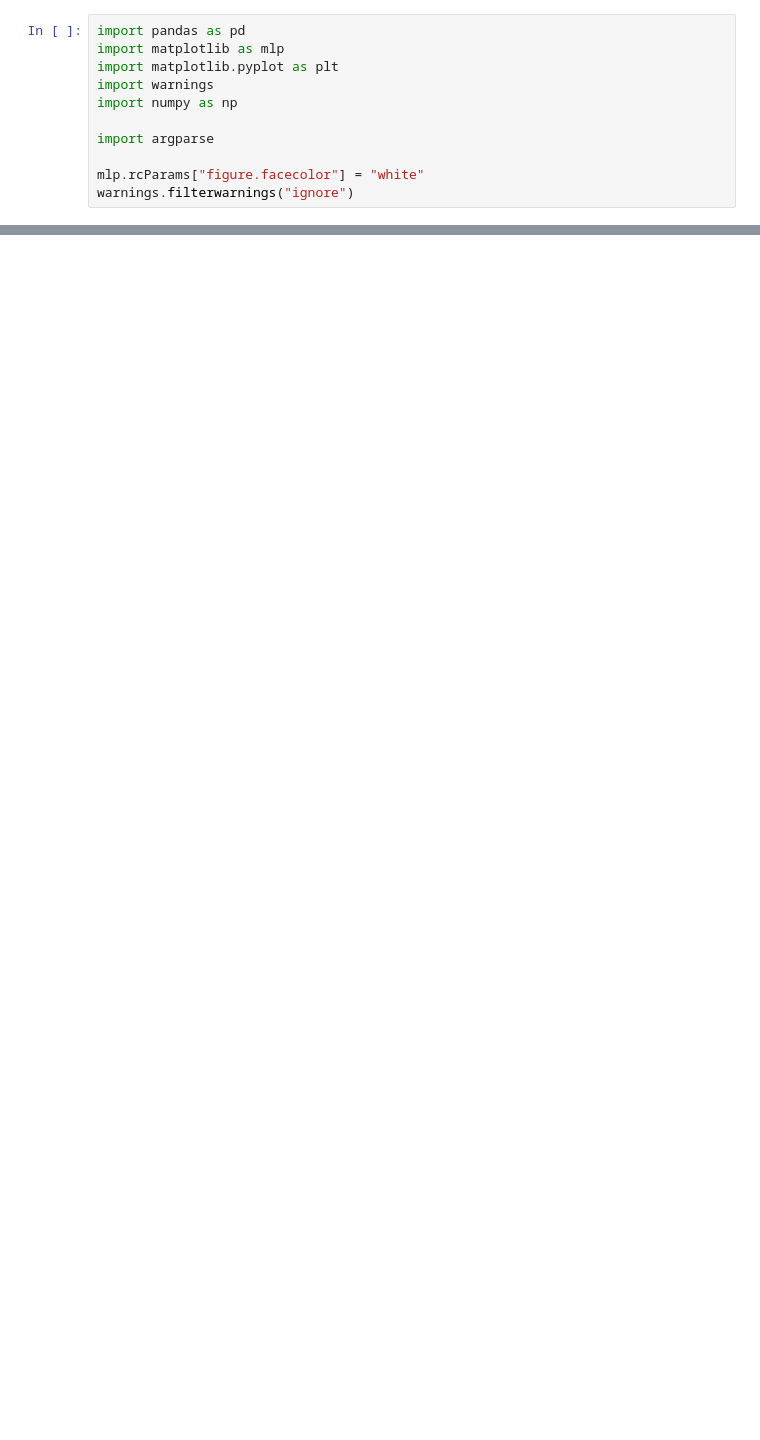
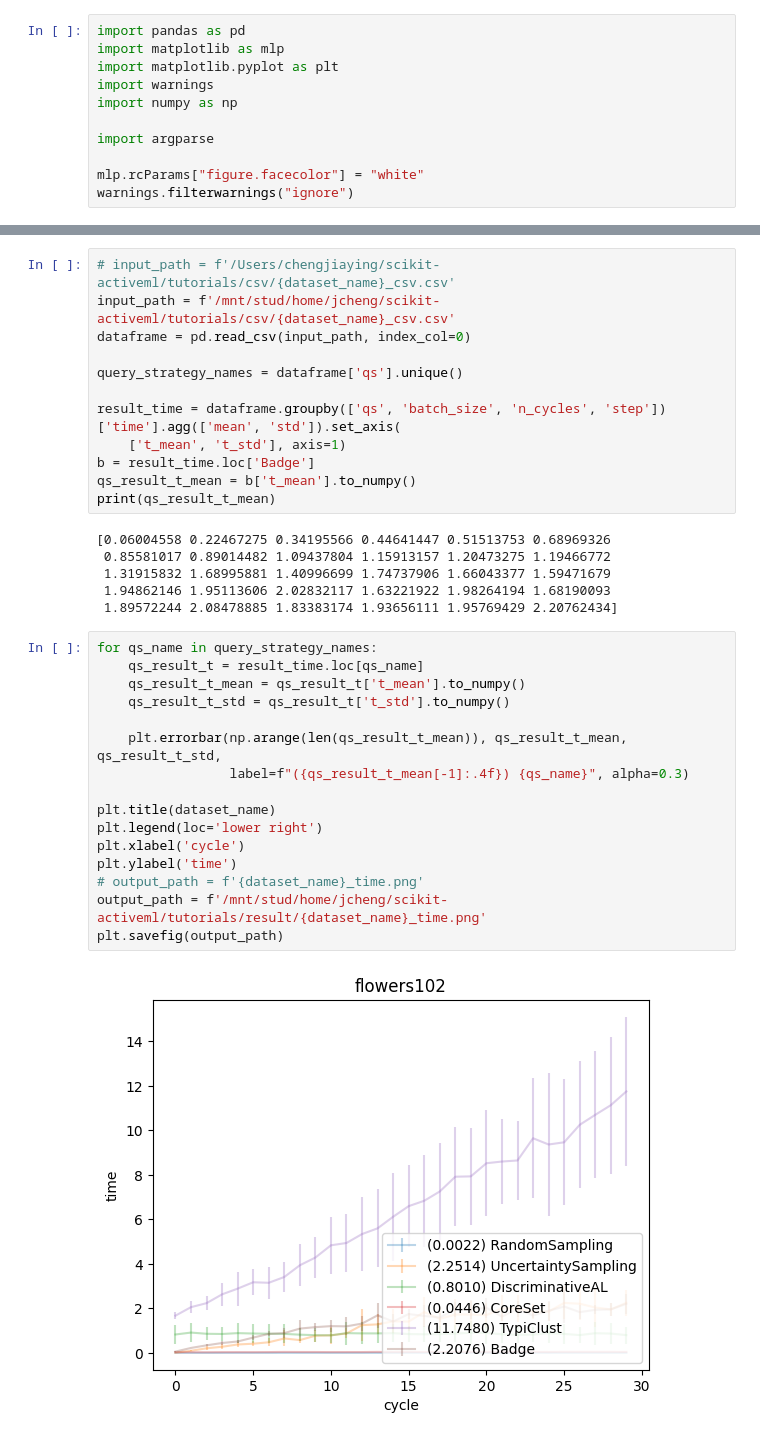
Before and after one commit to Cheng-JY/scikit-activeml, a Jupyter notebook: tutorials/06_csv.ipynb, the cells around one changed output, grey strips where cells are left out. Drawn from its saved outputs; the diff is of its cells as text; blank space fills up the shorter version.

```diff
--- a/tutorials/06_csv.ipynb
+++ b/tutorials/06_csv.ipynb
@@ -43,0 +49,36 @@ RandomSampling 16         30       0      0.002477       NaN
+# %%
+# input_path = f'/Users/chengjiaying/scikit-activeml/tutorials/csv/{dataset_name}_csv.csv'
+input_path = f'/mnt/stud/home/jcheng/scikit-activeml/tutorials/csv/{dataset_name}_csv.csv'
+dataframe = pd.read_csv(input_path, index_col=0)
+
+query_strategy_names = dataframe['qs'].unique()
+
+result_time = dataframe.groupby(['qs', 'batch_size', 'n_cycles', 'step'])['time'].agg(['mean', 'std']).set_axis(
+    ['t_mean', 't_std'], axis=1)
+b = result_time.loc['Badge']
+qs_result_t_mean = b['t_mean'].to_numpy()
+print(qs_result_t_mean)
+# %% [output]
+[0.06004558 0.22467275 0.34195566 0.44641447 0.51513753 0.68969326
+ 0.85581017 0.89014482 1.09437804 1.15913157 1.20473275 1.19466772
+ 1.31915832 1.68995881 1.40996699 1.74737906 1.66043377 1.59471679
+ 1.94862146 1.95113606 2.02832117 1.63221922 1.98264194 1.68190093
+ 1.89572244 2.08478885 1.83383174 1.93656111 1.95769429 2.20762434]
+# %%
+for qs_name in query_strategy_names:
+    qs_result_t = result_time.loc[qs_name]
+    qs_result_t_mean = qs_result_t['t_mean'].to_numpy()
+    qs_result_t_std = qs_result_t['t_std'].to_numpy()
+
+    plt.errorbar(np.arange(len(qs_result_t_mean)), qs_result_t_mean, qs_result_t_std,
+                 label=f"({qs_result_t_mean[-1]:.4f}) {qs_name}", alpha=0.3)
+
+plt.title(dataset_name)
+plt.legend(loc='lower right')
+plt.xlabel('cycle')
+plt.ylabel('time')
+# output_path = f'{dataset_name}_time.png'
+output_path = f'/mnt/stud/home/jcheng/scikit-activeml/tutorials/result/{dataset_name}_time.png'
+plt.savefig(output_path)
+# %% [output]
+[figure, added]
```
Also changed, not shown: parts of 3 cells of this notebook, 2 other files.
